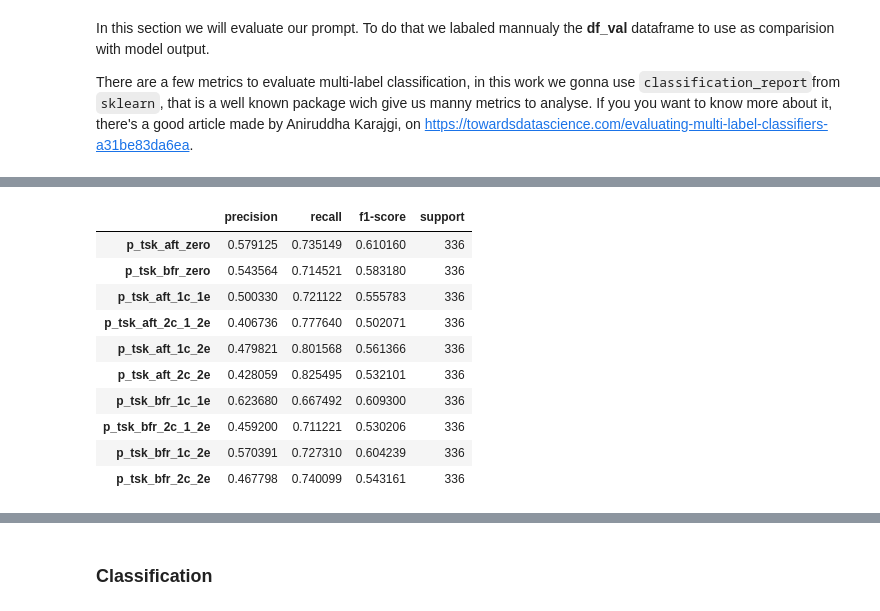
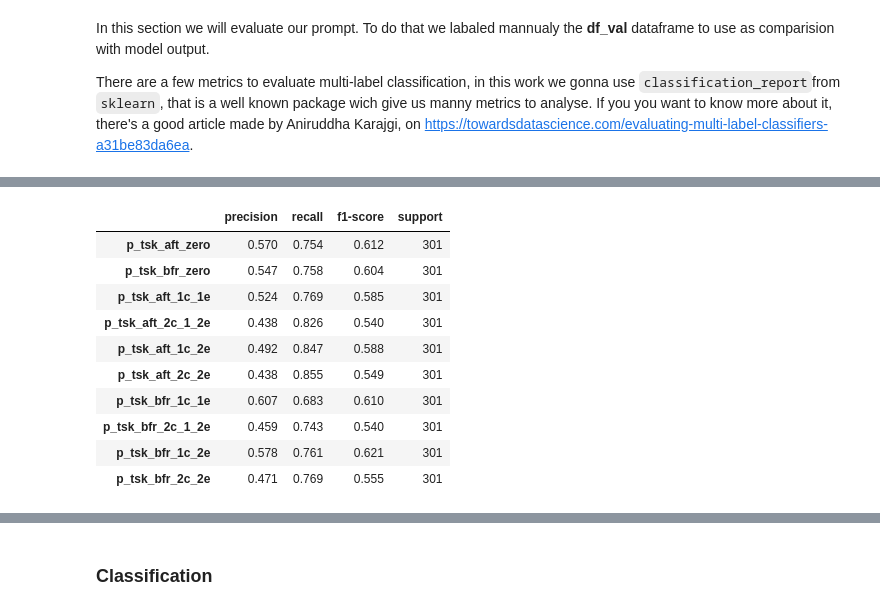
Before and after one commit to rdemarqui/llm_complaint_management, a Jupyter notebook: 02. LLM_analysis.ipynb, the cells around one changed output, grey strips where cells are left out. Cells and saved outputs as stored; diff of their text form; code cells hidden in the pictures.

```diff
--- a/02. LLM_analysis.ipynb
+++ b/02. LLM_analysis.ipynb
@@ -246,8 +246,8 @@ Prompt Guide:
 # %%
 # Define tags
 tags = ['sinal/conexão de rede', 'cobrança indevida', 'consumo saldo/crédito',
-        'plano/benefício', 'cancelamento linha/plano', 'recuperar número/linha',
-        'chip/sim card', 'spam', 'portabilidade', 'recarga/pagamento', 'dificuldade de contato']
+        'plano/benefício', 'cancelamento linha/plano', 'chip/sim card', 'spam',
+        'portabilidade', 'recarga/pagamento', 'dificuldade de contato']
 
 # Transform tag list in one string
 tags_string = ", ".join(f"{tag}" for tag in tags)
@@ -296,7 +299,7 @@ Tarefa: Classifique a reclamação. Atenção use apenas as categorias abaixo, s
 # %%
 # Prompt user complain without system prompt (role)
-prompt_task_after = '[INST]' + complain_template + task_template + '\nRótulos:[/INST]'
-prompt_task_before = '[INST]' + task_template + complain_template + '\nRótulos:[/INST]'
+prompt_task_after = '[INST]' + complain_template + '\n' + task_template + '\n\nRótulos:[/INST]'
+prompt_task_before = '[INST]' + task_template + '\n' + complain_template + '\n\nRótulos:[/INST]'
 # %%
 # Prompt zero shot
 p_tsk_aft_zero = prompt_task_after
@@ -321,6 +324,6 @@ prompt_dict = {'p_tsk_aft_zero': p_tsk_aft_zero, 'p_tsk_bfr_zero': p_tsk_bfr_zer
                'p_tsk_bfr_1c_2e': p_tsk_bfr_1c_2e, 'p_tsk_bfr_2c_2e': p_tsk_bfr_2c_2e}
 # %%
 # Print each prompt
-#for prompt in prompt_dict:
-#  print('\n - ', prompt)
-#  print(prompt_dict[prompt])
+for prompt in prompt_dict:
+  print('\n - ', prompt)
+  print(prompt_dict[prompt])
@@ -462,21 +462,21 @@ score_dict['p_tsk_bfr_2c_2e']
 # %%
 df_score_comparison = pd.DataFrame()
 
 for prompt in prompt_dict:
   score_temp = score_dict[prompt]['samples avg']
   df_temp = pd.DataFrame(score_temp, index=[prompt])
   df_score_comparison = pd.concat([df_score_comparison, df_temp])
 
-df_score_comparison
+round(df_score_comparison, 3)
 # %% [output]
 |  | precision | recall | f1-score | support |
-| p_tsk_aft_zero | 0.579125 | 0.735149 | 0.610160 | 336 |
-| p_tsk_bfr_zero | 0.543564 | 0.714521 | 0.583180 | 336 |
-| p_tsk_aft_1c_1e | 0.500330 | 0.721122 | 0.555783 | 336 |
-| p_tsk_aft_2c_1_2e | 0.406736 | 0.777640 | 0.502071 | 336 |
-| p_tsk_aft_1c_2e | 0.479821 | 0.801568 | 0.561366 | 336 |
-| p_tsk_aft_2c_2e | 0.428059 | 0.825495 | 0.532101 | 336 |
-| p_tsk_bfr_1c_1e | 0.623680 | 0.667492 | 0.609300 | 336 |
-| p_tsk_bfr_2c_1_2e | 0.459200 | 0.711221 | 0.530206 | 336 |
-| p_tsk_bfr_1c_2e | 0.570391 | 0.727310 | 0.604239 | 336 |
-| p_tsk_bfr_2c_2e | 0.467798 | 0.740099 | 0.543161 | 336 |
+| p_tsk_aft_zero | 0.570 | 0.754 | 0.612 | 301 |
+| p_tsk_bfr_zero | 0.547 | 0.758 | 0.604 | 301 |
+| p_tsk_aft_1c_1e | 0.524 | 0.769 | 0.585 | 301 |
+| p_tsk_aft_2c_1_2e | 0.438 | 0.826 | 0.540 | 301 |
+| p_tsk_aft_1c_2e | 0.492 | 0.847 | 0.588 | 301 |
+| p_tsk_aft_2c_2e | 0.438 | 0.855 | 0.549 | 301 |
+| p_tsk_bfr_1c_1e | 0.607 | 0.683 | 0.610 | 301 |
+| p_tsk_bfr_2c_1_2e | 0.459 | 0.743 | 0.540 | 301 |
+| p_tsk_bfr_1c_2e | 0.578 | 0.761 | 0.621 | 301 |
+| p_tsk_bfr_2c_2e | 0.471 | 0.769 | 0.555 | 301 |
```
Also changed, not shown: parts of 21 cells of this notebook.
